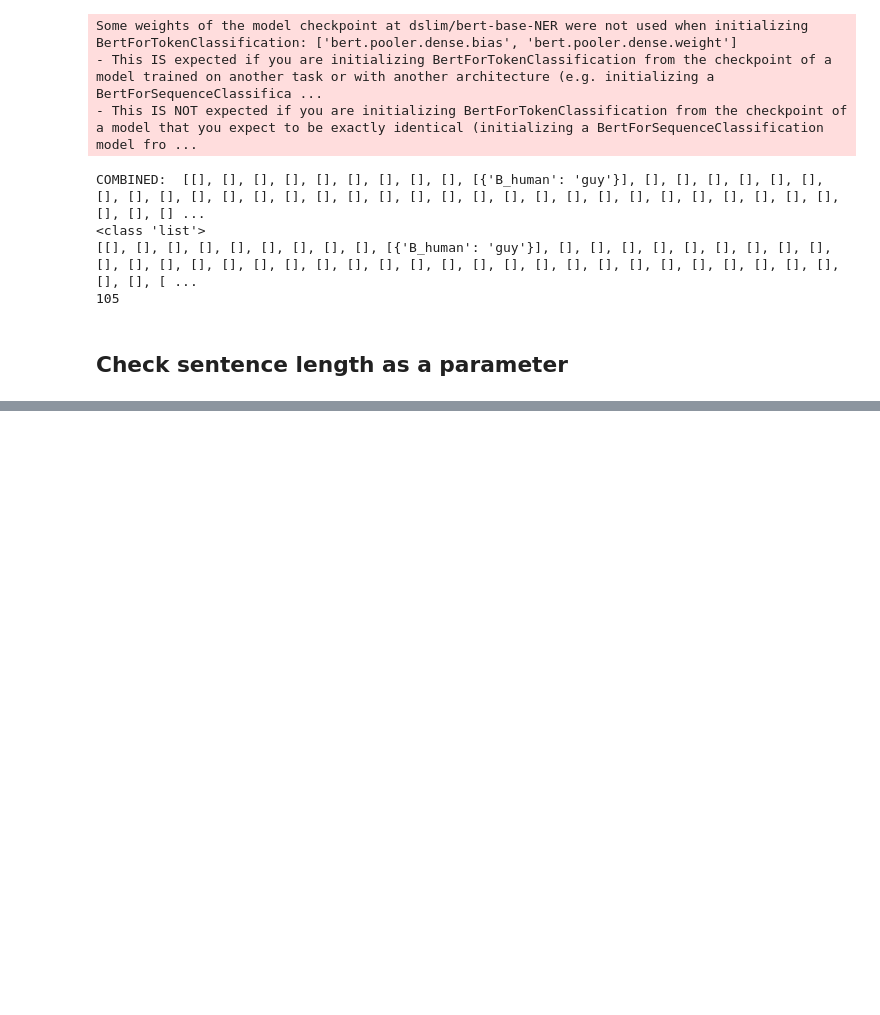
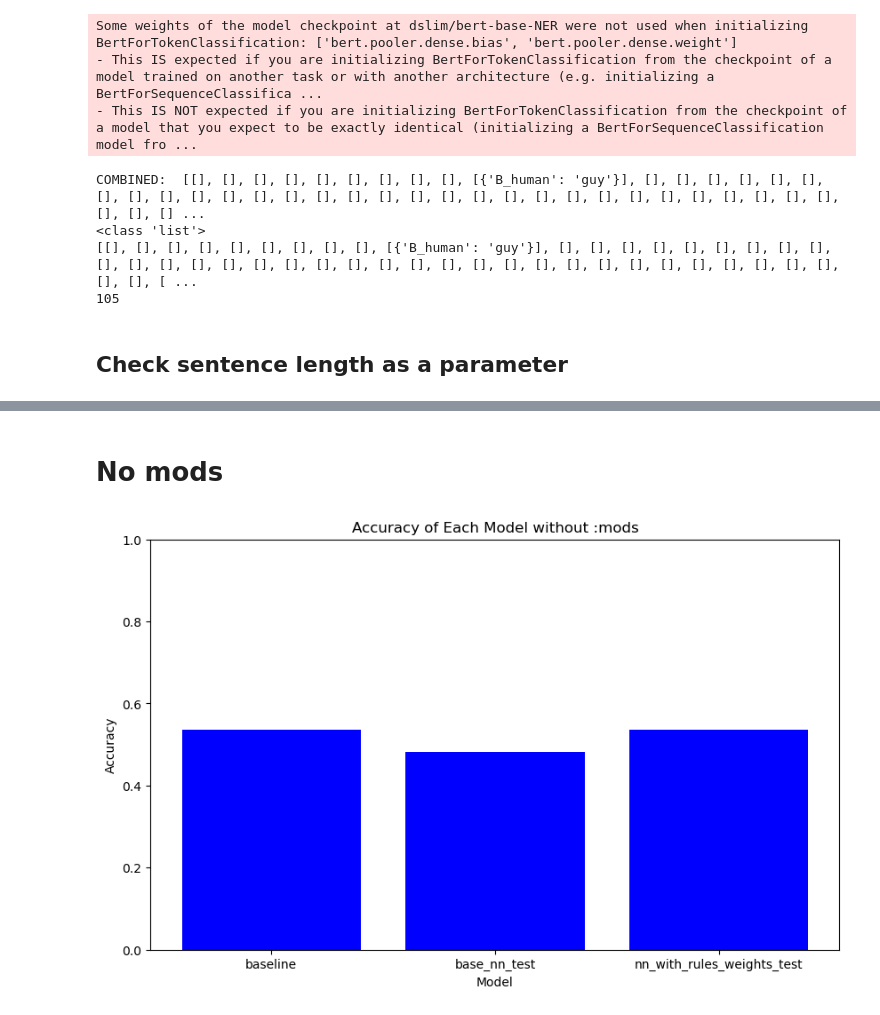
Before and after one commit to clairepost/AMRtoUMR, a Jupyter notebook: results.ipynb, the cells around one changed output, grey strips where cells are left out. Saved outputs shown, nothing was run; the diff lists cells and outputs as text; code cells hidden in the pictures; blank space fills up the shorter version.

Commit message:
additional calculations, without mod

```diff
--- a/results.ipynb
+++ b/results.ipynb
@@ -655,0 +699,31 @@ COMBINED:  [[], [], [], [], [], [], [], [], [], [{'B_human': 'guy'}], [], [], []
+# %% [markdown]
+# No mods
+# %%
+aggregated_dfs_no_mods = {}
+for model, df in aggregated_dataframes.items():
+    aggregated_dfs_no_mods[model] = df[df['umr_role'] != ":mod"]
+test = aggregated_dfs_no_mods["baseline"]
+# %%
+# Calculate accuracy for each model
+# Define function to calculate accuracy
+def calculate_accuracy(df):
+    return (df['umr_role'] == df['y_pred']).mean()
+
+
+
+# Calculate accuracy for each model
+
+model_accuracies = {}
+for model, df in aggregated_dfs_no_mods.items():
+    model_accuracies[model] = calculate_accuracy(df)
+
+# Plotting
+plt.figure(figsize=(10, 6))
+plt.bar(model_accuracies.keys(), model_accuracies.values(), color='blue')
+plt.xlabel('Model')
+plt.ylabel('Accuracy')
+plt.title('Accuracy of Each Model without :mods')
+plt.ylim(0, 1)  # Set y-axis limits from 0 to 1
+plt.show()
+# %% [output]
+[figure, added]
```
Also changed, not shown: parts of 7 cells of this notebook.
